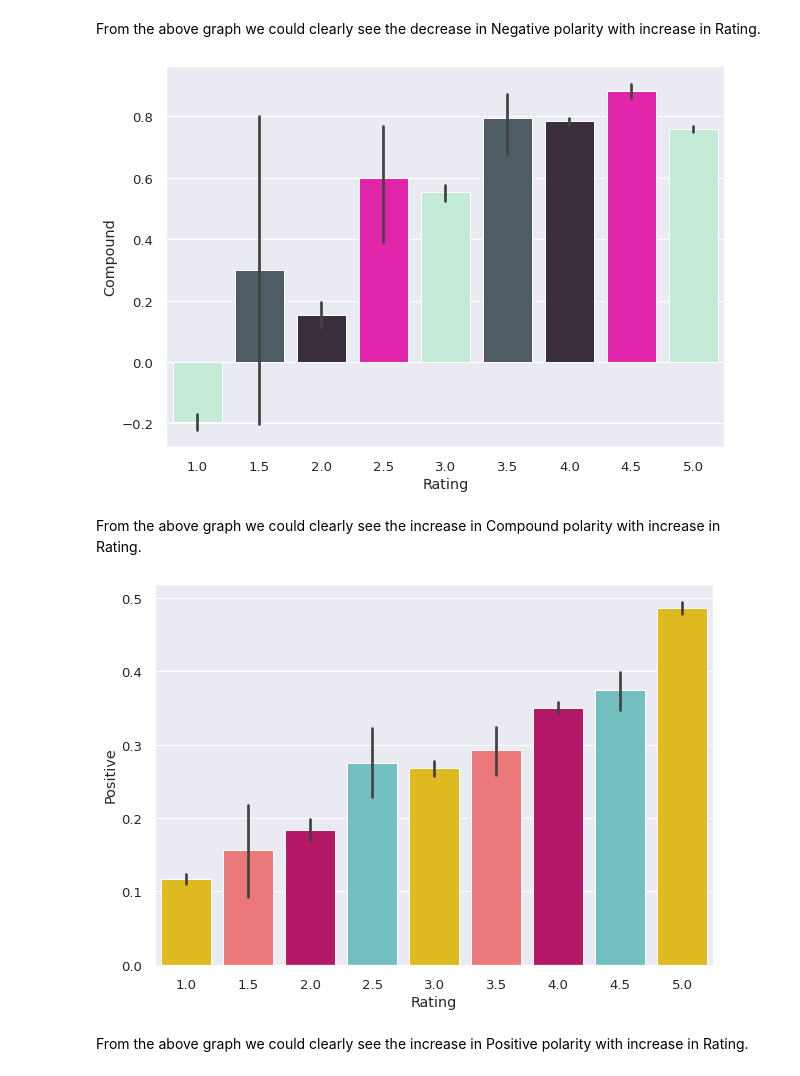
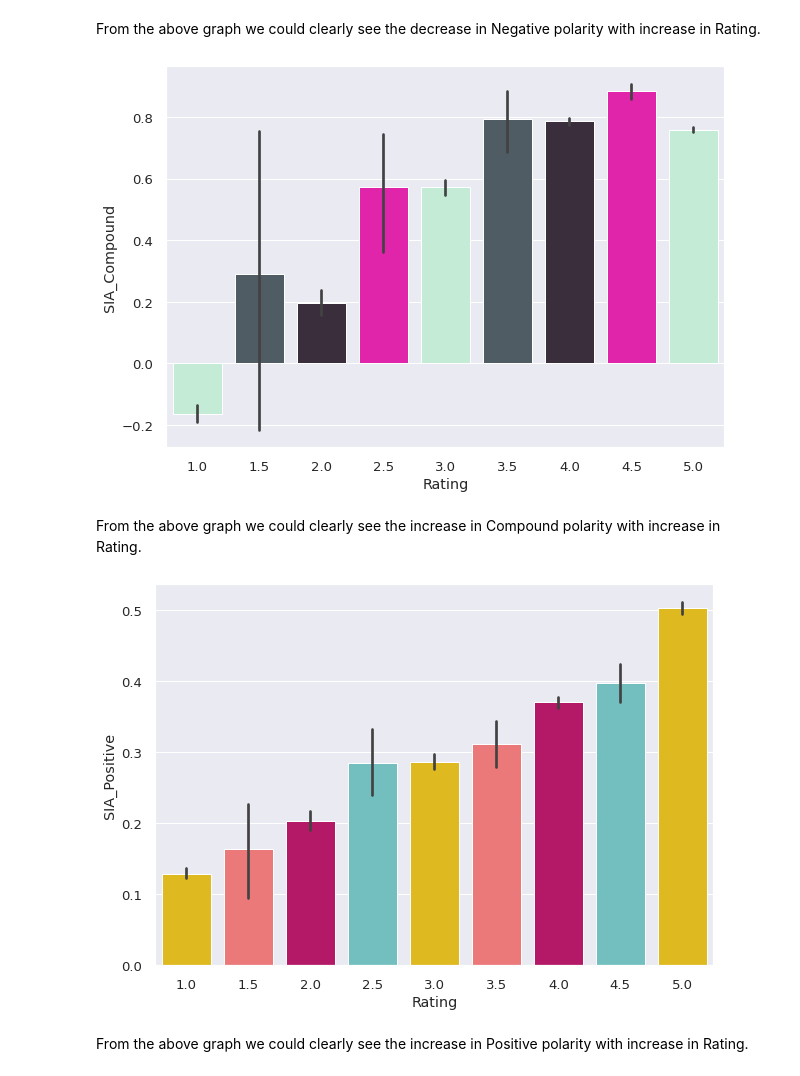
Before and after one commit to SethupathyM/Unsupervised_ML_Clustering_and_Sentiment_Analysis_Zomato_Restaurant, a Jupyter notebook: Zomato_Restaurant_Clustering_and_Sentiment_Analysis_.ipynb, the cells around one changed output. Drawn from its saved outputs; the diff is of its cells as text; code cells hidden in the pictures.

```diff
--- a/Zomato_Restaurant_Clustering_and_Sentiment_Analysis_.ipynb
+++ b/Zomato_Restaurant_Clustering_and_Sentiment_Analysis_.ipynb
@@ -1251,16 +1247,16 @@ barplotpolarity('Rating','Negative',['#2A0944','#3FA796','#FEC260','#A10035'])
 From the above graph we could clearly see the decrease in Negative polarity with increase in Rating.
 # %%
 # Compound Polarity
-barplotpolarity('Rating','Compound',['#BDF2D5','#4B5D67','#3C2C3E','#FF06B7'])
+barplotpolarity('Rating','SIA_Compound',['#BDF2D5','#4B5D67','#3C2C3E','#FF06B7'])
 # %% [output]
-[figure, old version]
+[figure, new version]
 # %% [markdown]
 From the above graph we could clearly see the increase in Compound polarity with increase in Rating.
 # %%
 # Positive Polarity
-barplotpolarity('Rating','Positive',['#FFCC00','#FF6666','#CC0066','#66CCCC'])
+barplotpolarity('Rating','SIA_Positive',['#FFCC00','#FF6666','#CC0066','#66CCCC'])
 # %% [output]
-[figure, old version]
+[figure, new version]
 # %% [markdown]
 From the above graph we could clearly see the increase in Positive polarity with increase in Rating.
 # %%
```
Also changed, not shown: parts of 26 cells of this notebook.
